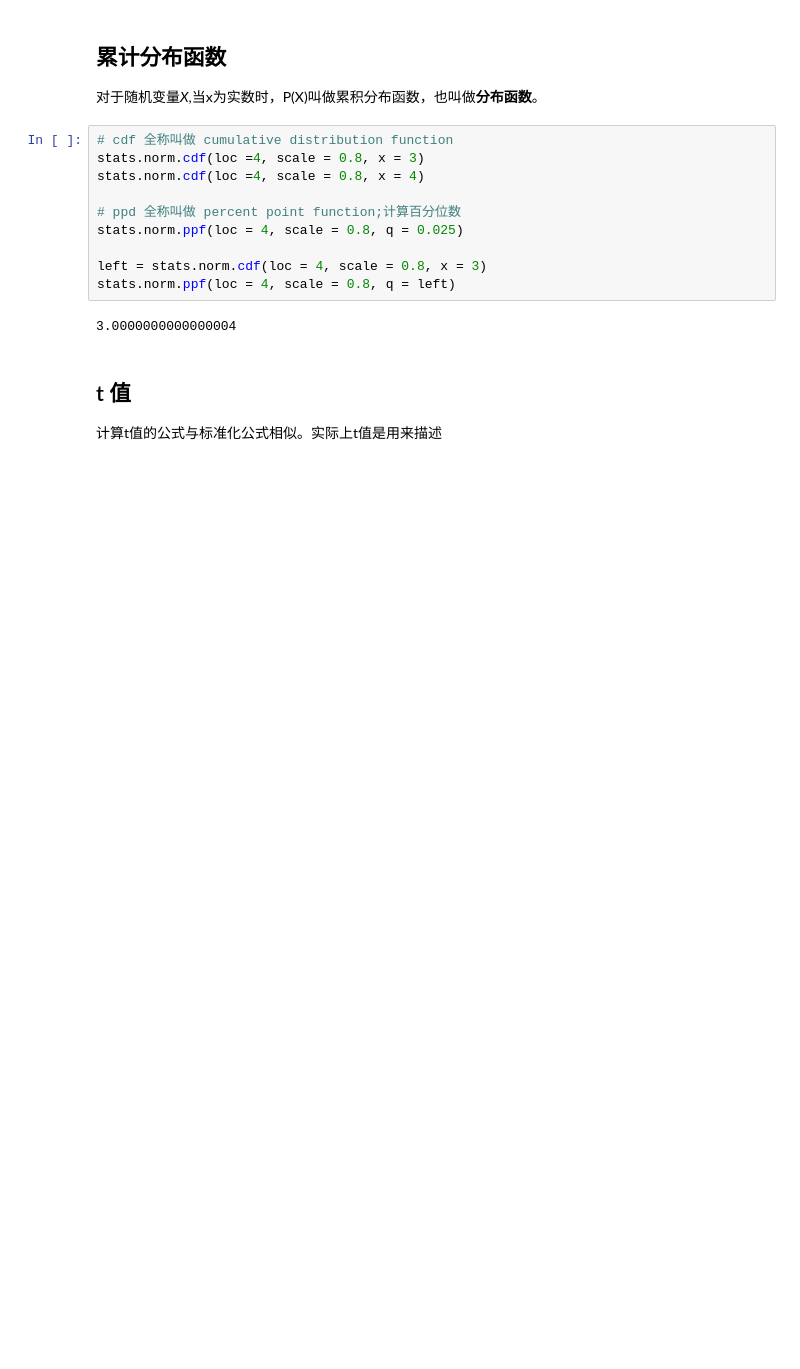
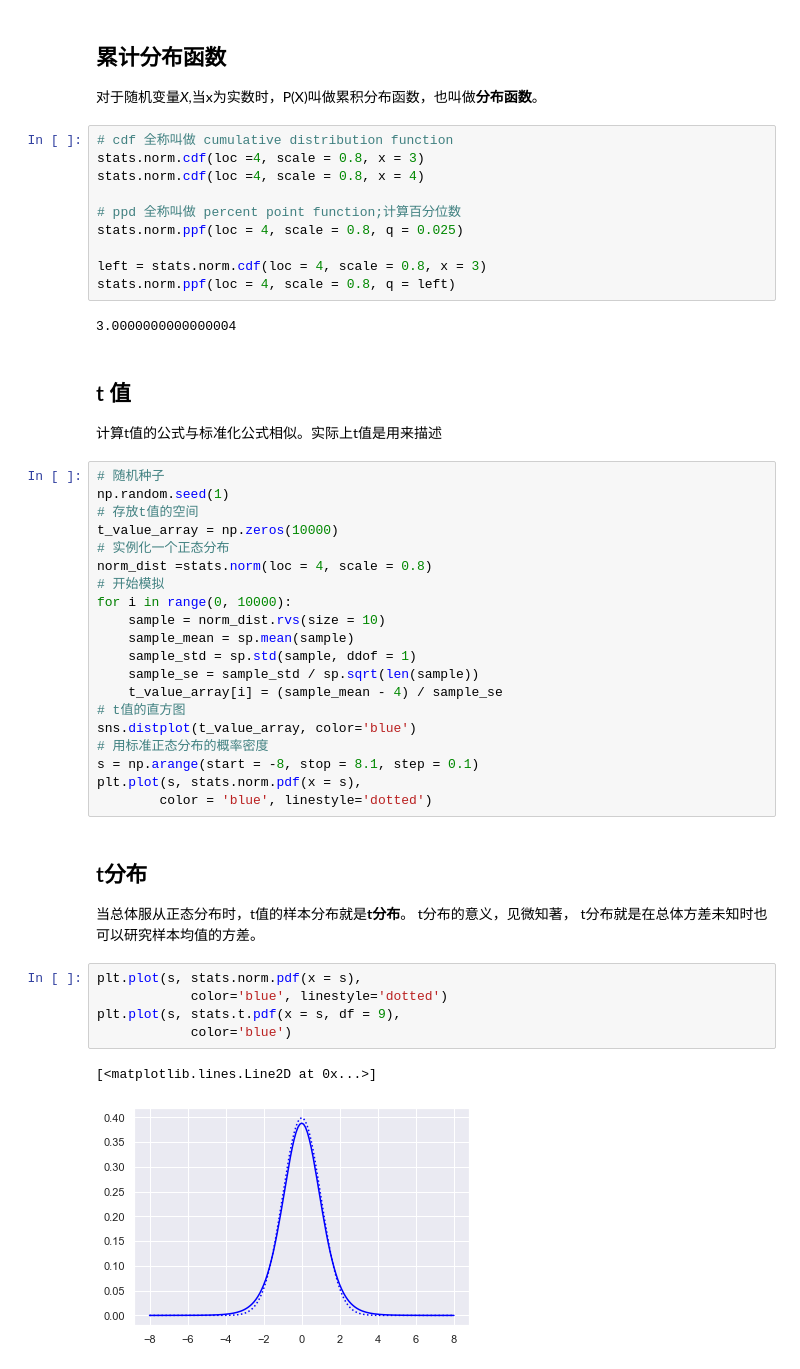
Before and after one commit to yuanzhen-lucas/mybioinfo, a Jupyter notebook: python/chapter3_python进行数据分析.ipynb, the cells around one changed output. Cells and saved outputs as stored; diff of their text form; blank space fills up the shorter version.

```diff
--- a/python/chapter3_python进行数据分析.ipynb
+++ b/python/chapter3_python进行数据分析.ipynb
@@ -567,3 +570,36 @@ stats.norm.ppf(loc = 4, scale = 0.8, q = left)
 # %% [markdown]
 ## t 值
 计算t值的公式与标准化公式相似。实际上t值是用来描述
+# %%
+# 随机种子
+np.random.seed(1)
+# 存放t值的空间
+t_value_array = np.zeros(10000)
+# 实例化一个正态分布
+norm_dist =stats.norm(loc = 4, scale = 0.8)
+# 开始模拟
+for i in range(0, 10000):
+    sample = norm_dist.rvs(size = 10)
+    sample_mean = sp.mean(sample)
+    sample_std = sp.std(sample, ddof = 1)
+    sample_se = sample_std / sp.sqrt(len(sample))
+    t_value_array[i] = (sample_mean - 4) / sample_se
+# t值的直方图
+sns.distplot(t_value_array, color='blue')
+# 用标准正态分布的概率密度
+s = np.arange(start = -8, stop = 8.1, step = 0.1)
+plt.plot(s, stats.norm.pdf(x = s),
+        color = 'blue', linestyle='dotted')
+# %% [markdown]
+## t分布
+当总体服从正态分布时，t值的样本分布就是**t分布**。
+t分布的意义，见微知著，
+t分布就是在总体方差未知时也可以研究样本均值的方差。
+# %%
+plt.plot(s, stats.norm.pdf(x = s),
+            color='blue', linestyle='dotted')
+plt.plot(s, stats.t.pdf(x = s, df = 9),
+            color='blue')
+# %% [output]
+[<matplotlib.lines.Line2D at 0x...>]
+[figure, added]
```
Also changed, not shown: parts of 1 cell of this notebook.
